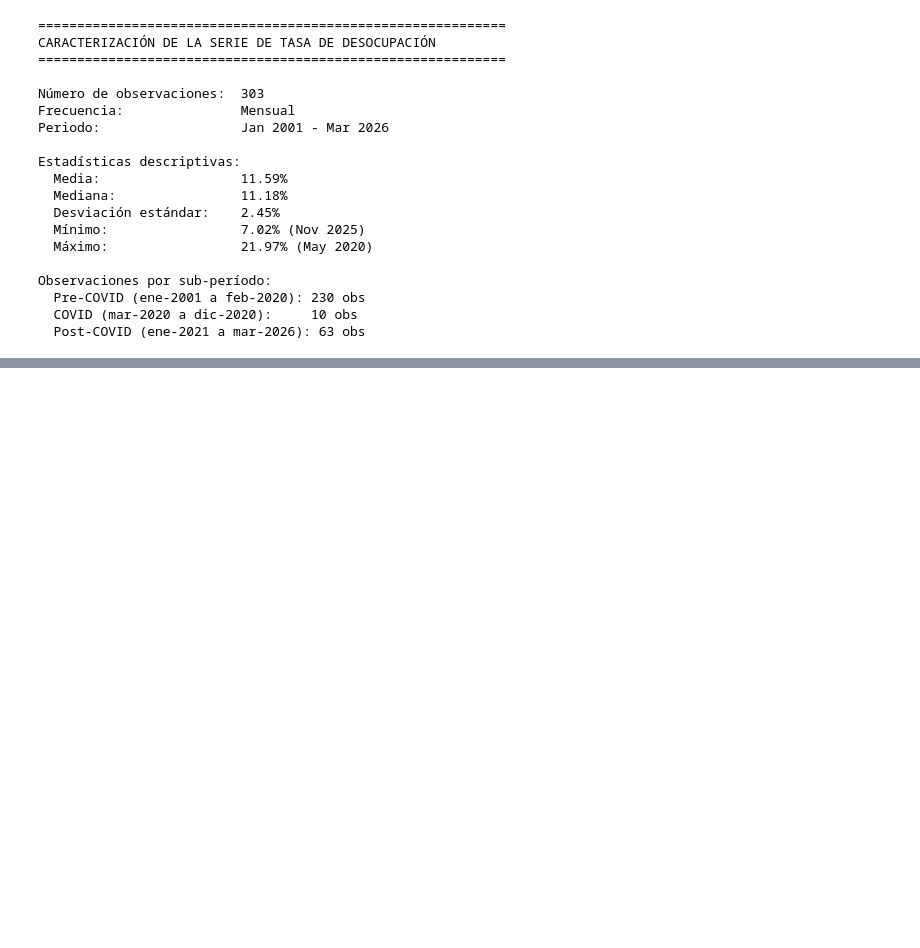
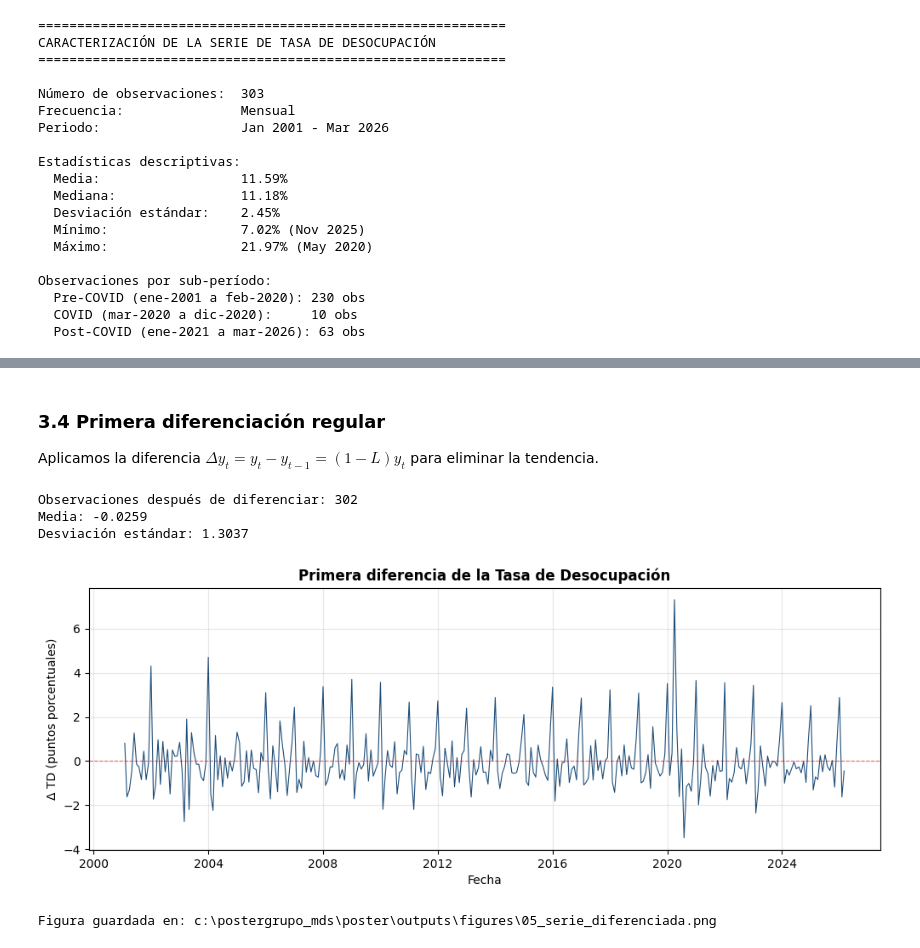
Before and after one commit to dilantovar/poster, a Jupyter notebook: notebooks/01_box_jenkins_td.ipynb, the cells around one changed output, grey strips where cells are left out. Saved outputs shown, nothing was run; the diff lists cells and outputs as text; code cells hidden in the pictures; blank space fills up the shorter version.

```diff
--- a/notebooks/01_box_jenkins_td.ipynb
+++ b/notebooks/01_box_jenkins_td.ipynb
@@ -435,0 +613,34 @@ Observaciones por sub-período:
+# %% [markdown]
+### 3.4 Primera diferenciación regular
+
+Aplicamos la diferencia $\Delta y_t = y_t - y_{t-1} = (1-L)y_t$ para eliminar la tendencia.
+# %%
+# %% Primera diferencia regular ========================
+
+td_diff = td_serie.diff().dropna()
+
+print(f"Observaciones después de diferenciar: {len(td_diff)}")
+print(f"Media: {td_diff.mean():.4f}")
+print(f"Desviación estándar: {td_diff.std():.4f}")
+
+# Gráfico de la serie diferenciada
+fig, ax = plt.subplots(figsize=(12, 4))
+ax.plot(td_diff.index, td_diff.values, color="#1f4e79", linewidth=0.8)
+ax.axhline(0, color="red", linestyle="--", linewidth=0.8, alpha=0.6)
+ax.set_title("Primera diferencia de la Tasa de Desocupación",
+             fontsize=12, fontweight="bold")
+ax.set_xlabel("Fecha")
+ax.set_ylabel("Δ TD (puntos porcentuales)")
+ax.grid(True, alpha=0.3)
+
+ruta_fig = FIGURES / "05_serie_diferenciada.png"
+plt.savefig(ruta_fig)
+plt.show()
+
+print(f"Figura guardada en: {ruta_fig}")
+# %% [output]
+Observaciones después de diferenciar: 302
+Media: -0.0259
+Desviación estándar: 1.3037
+[figure, added]
+Figura guardada en: c:\postergrupo_mds\poster\outputs\figures\05_serie_diferenciada.png
```
Also changed, not shown: parts of 16 cells of this notebook, 7 other files.
